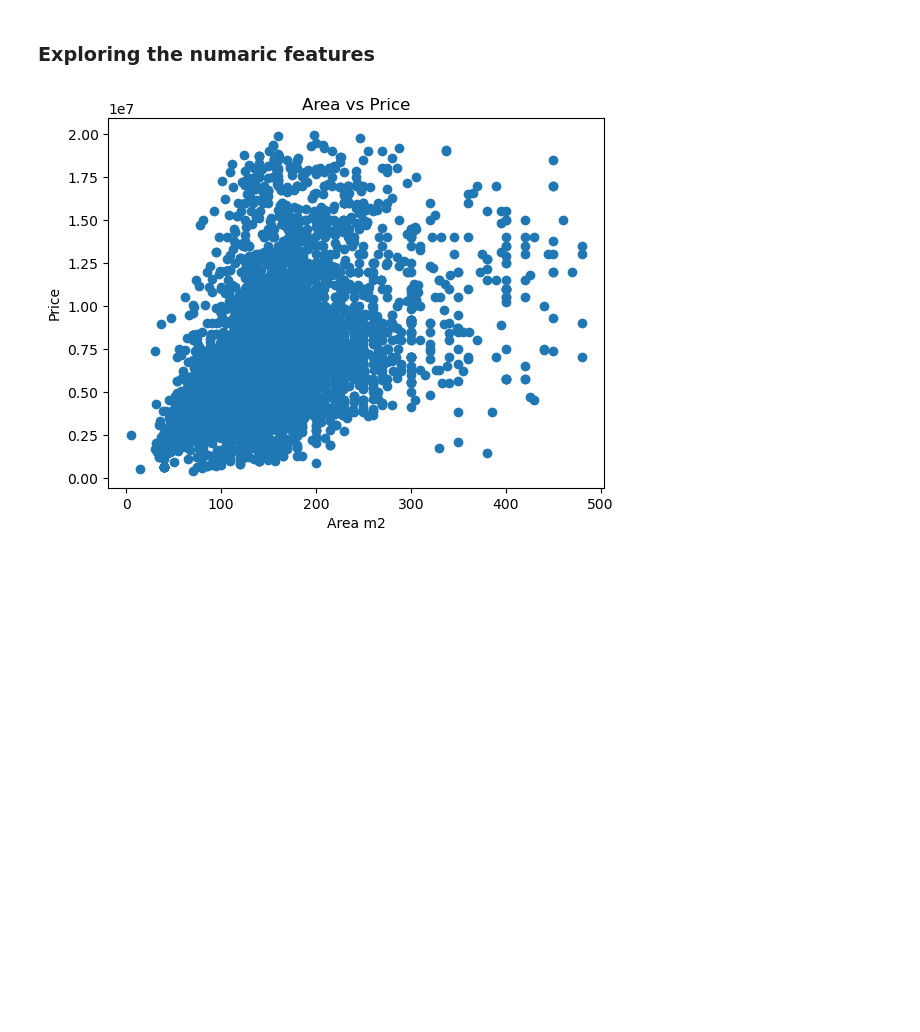
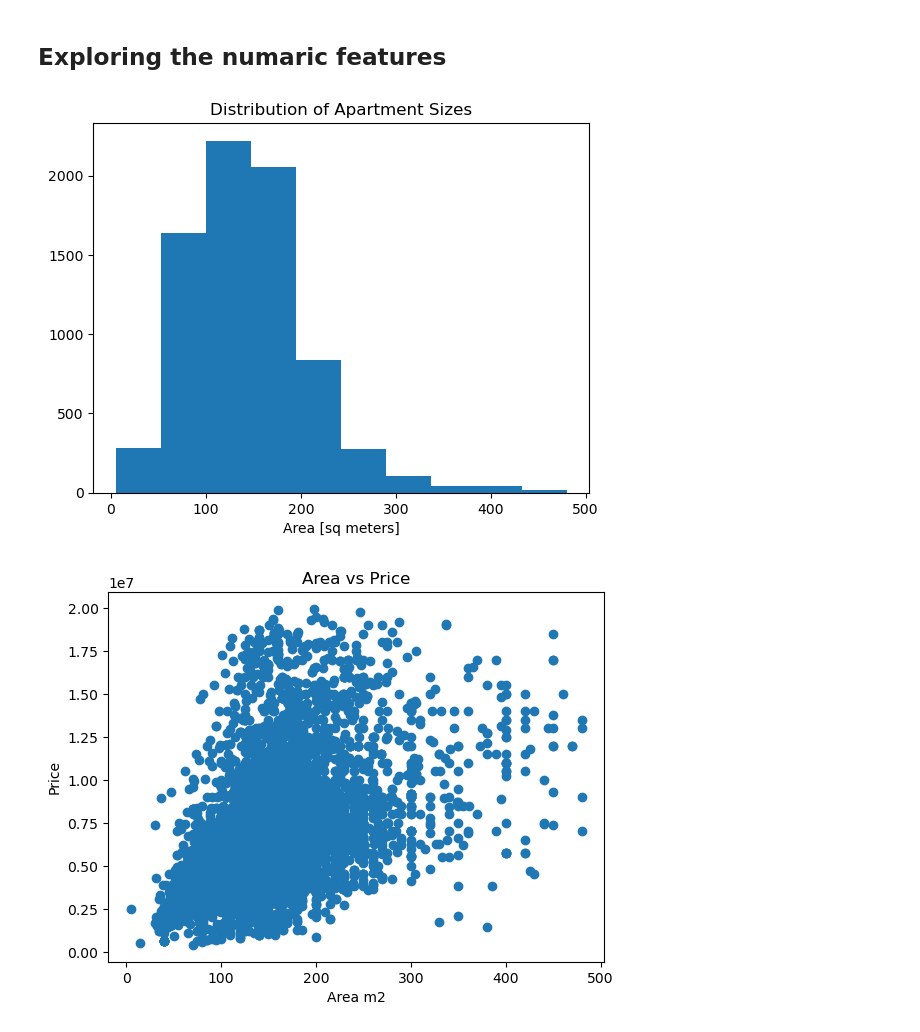
Before and after one commit to mohamedabdomm2/housing-project, a Jupyter notebook: EDA.ipynb, the cells around one changed output. Cells and saved outputs as stored; diff of their text form; code cells hidden in the pictures; blank space fills up the shorter version.

```diff
--- a/EDA.ipynb
+++ b/EDA.ipynb
@@ -16,5 +17,11 @@ data.head()
 # %% [markdown]
-### Exploring the numaric features
+## Exploring the numaric features
 # %%
 numeric_data = data.select_dtypes(include=[np.number])
+# %%
+plt.hist(numeric_data["Area"])
+plt.xlabel("Area [sq meters]")
+plt.title("Distribution of Apartment Sizes");
+# %% [output]
+[figure, added]
 # %%
```
Also changed, not shown: parts of 6 cells of this notebook, 2 other files.
